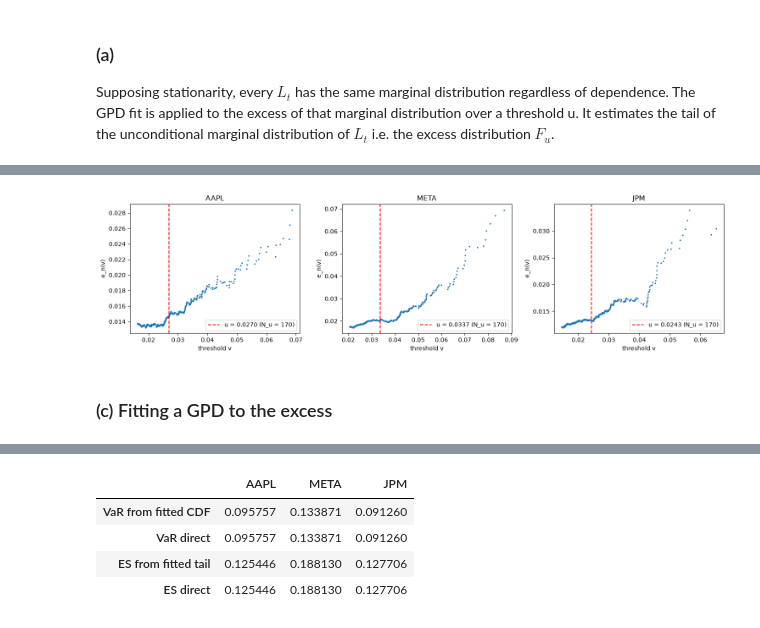
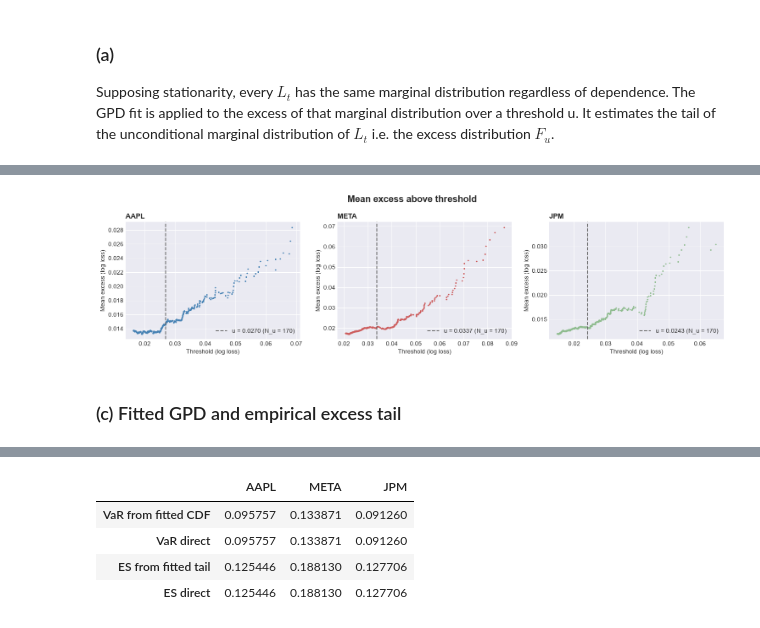
Before and after one commit to RomainFast121/QRM_project, a Jupyter notebook: Project_template.ipynb, the cells around one changed output, grey strips where cells are left out. Drawn from its saved outputs; the diff is of its cells as text; code cells hidden in the pictures.

```diff
--- a/Project_template.ipynb
+++ b/Project_template.ipynb
@@ -141,9 +146,7 @@ fig, axes = plt.subplots(
     figsize = (15, 2 * 3)
 )
 
-cmap = plt.get_cmap('Set1')
-colors = [cmap(i) for i in np.linspace(0, 0.9, 3)]
-plt.suptitle('Autocorrelation functions', fontsize=16, fontweight="bold")
+fig.suptitle("Autocorrelation functions", fontsize=16, fontweight="bold")
 
 for index, (name, value) in enumerate(ACF.items()):
     h = np.arange(1, 31, 1)
@@ -154,16 +157,16 @@ for index, (name, value) in enumerate(ACF.items()):
         ax.grid(True, linestyle="--", alpha=0.35)
 
         val = value[i].acf
-        ax.plot(h, val[1:], label = name, color=colors[index])
+        ax.plot(h, val[1:], label = name, color=STOCK_COLORS[name])
         ax.legend()
 
-axes[0].set(title = 'ACF of log returns for h between [1, 30]')
-axes[1].set(
-    title = 'ACF of squared log returns for h between [1, 30]',
-    xlabel = 'h-lag'
-)
+axes[0].set_title("Log returns", loc="left", fontsize=12, fontweight="bold")
+axes[1].set_title("Squared log returns", loc="left", fontsize=12, fontweight="bold")
+axes[1].set_xlabel("Lag (days)")
+for ax in axes:
+    ax.set_ylabel("Autocorrelation")
 plt.tight_layout()
-plt.savefig("output/Q1_2-ACF")
+fig.savefig(OUT_DIR / "Q1_2-ACF.png", dpi=300)
 plt.show()
 
 print('Ljung-box test - returns')
@@ -198,14 +201,16 @@ fig, axes = plt.subplots(
     1, 3,
     figsize=(18, 5)
 )
-plt.suptitle("Q–Q plots of returns", fontsize=16, fontweight="bold")
+fig.suptitle("Q–Q plots of returns", fontsize=16, fontweight="bold")
 
 for ax, column in zip(axes, TICKERS):
     data = returns[column].dropna()
     jb_stat, jb_pvalue, skew, kurt = jarque_bera(data)
 
     qqplot(data, line="s", ax=ax)
-    ax.set_title(column, fontsize=12, fontweight="bold")
+    ax.lines[0].set_color(STOCK_COLORS[column])
+    ax.lines[1].set_color("dimgray")
+    ax.set_title(column, loc="left", fontsize=12, fontweight="bold")
     ax.set_xlabel("Theoretical quantiles")
     ax.set_ylabel("Sample quantiles")
     ax.grid(True, linestyle="--", alpha=0.35)
@@ -219,6 +224,6 @@ for ax, column in zip(axes, TICKERS):
         bbox=dict(boxstyle="round,pad=0.4", facecolor="white", alpha=0.85),
     )
 
-plt.savefig("output/Q1_3-QQplot")
+fig.savefig(OUT_DIR / "Q1_3-QQplot.png", dpi=300)
 plt.show()
 # %% [output]
@@ -293,7 +298,7 @@ fig, axes = plt.subplots(
 fig.suptitle("Fitted loss densities and VaR estimates (504-day window)", fontsize=16, fontweight="bold")
 
 lookup = results_df.set_index(["stock", "alpha", "method"])
-colors = {"Historical": "steelblue", "Gaussian": "firebrick", "Student-t": "purple"}
+colors = METHOD_COLORS
 
 for col, stock in enumerate(TICKERS):
     loss = window_losses[stock]
@@ -1225,43 +1228,45 @@ Supposing stationarity, every $L_t$ has the same marginal distribution regardles
 # %%
 # Plot
 # We want to plot the mean of (Xi - v) for i in [2, n]
-
 
 K = 400
 MIN_EXC = 10
 
 fig, axes = plt.subplots(1, len(full_loss.columns), figsize=(15, 4))
+fig.suptitle("Mean excess above threshold", fontsize=16, fontweight="bold")
 e, thresholds, u_dict, Nu_dict = {}, {}, {}, {}
 
 for ax, name in zip(axes, full_loss.columns):
 
     data = full_loss[name].dropna()
     x = np.sort(data.values)[::-1] # Sort in descending order
 
     i = np.arange(1, len(x)) # Generate indexes
     e_vals = np.cumsum(x)[:-1]/i - x[1:] # Compute excess mean
     v_vals = x[1:] # Thresholds
 
     # Create a mask for the upper tail with min exceendance count
     mask = (i <= K) & (i >= MIN_EXC)
     e[name], thresholds[name] = e_vals[mask], v_vals[mask] # Save in dictionnary
 
 
     u = data.quantile(0.95, interpolation="lower") # Set the reference 95 % quantile
     u_dict[name] = u
     Nu_dict[name] = int((data > u).sum()) # Compute number of exceedances
 
     # Plot
-    ax.plot(thresholds[name], e[name], ".", ms=3)
-    ax.axvline(u, color="red", ls="--", label=f"u = {u:.4f} (N_u = {Nu_dict[name]})")
-    ax.set_title(name); ax.set_xlabel("threshold v"); ax.set_ylabel("e_n(v)")
+    ax.plot(thresholds[name], e[name], ".", ms=3, color=STOCK_COLORS[name])
+    ax.axvline(u, color="dimgray", ls="--", label=f"u = {u:.4f} (N_u = {Nu_dict[name]})")
+    ax.set_title(name, loc="left", fontsize=12, fontweight="bold")
+    ax.set_xlabel("Threshold (log loss)")
+    ax.set_ylabel("Mean excess (log loss)")
     ax.legend()
 
-plt.tight_layout()
-plt.savefig("output/Q6_EVT")
+fig.tight_layout()
+fig.savefig(OUT_DIR / "Q6_EVT.png", dpi=300)
 plt.show()
 # %% [output]
-[figure, old version]
+[figure, new version]
 # %% [markdown]
-### (c) Fitting a GPD to the excess
+### (c) Fitted GPD and empirical excess tail
 # %%
```
Also changed, not shown: parts of 32 cells of this notebook, 9 other files.
